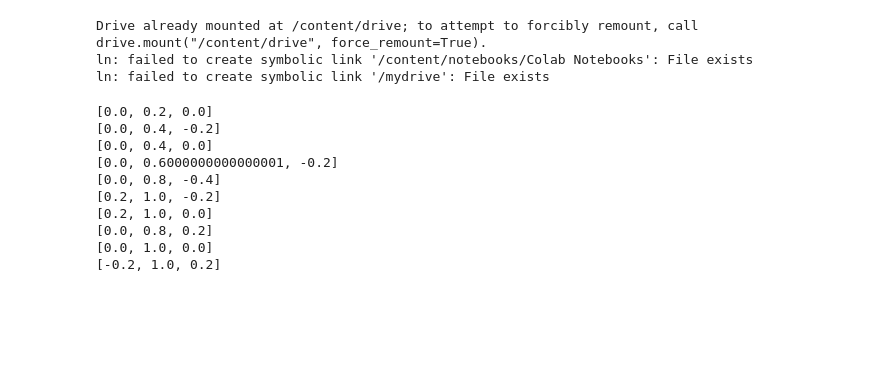
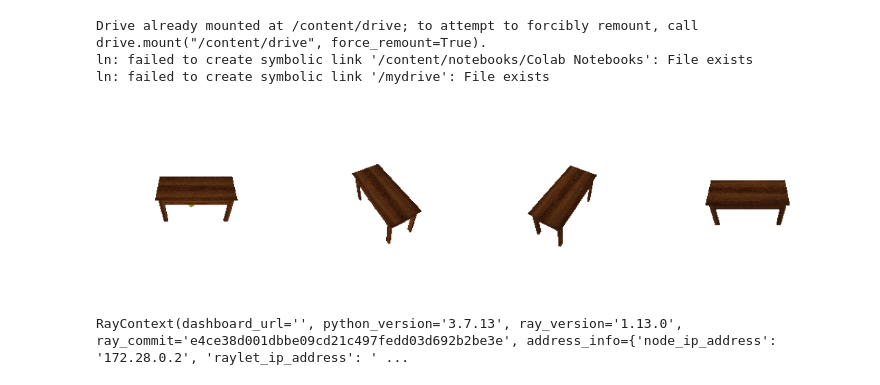
Before and after one commit to rosshalpin/clip-guided-scene-arrangement, a Jupyter notebook: Rllib_MultiAgent.ipynb, the cells around one changed output. Cells and saved outputs as stored; diff of their text form; code cells hidden in the pictures; blank space fills up the shorter version.

```diff
--- a/Rllib_MultiAgent.ipynb
+++ b/Rllib_MultiAgent.ipynb
@@ -85,6 +79,13 @@ import copy
 from pytorch3d.renderer import (
   HardPhongShader
 )
+
+# Setup
+if torch.cuda.is_available():
+    device = torch.device("cuda:0")
+    torch.cuda.set_device(device)
+else:
+    device = torch.device("cpu")
 
 class SceneObject():
     def __init__(self, mesh, scale=1):
@@ -157,9 +158,9 @@ class Scene():
     return MeshRenderer(
         rasterizer=MeshRasterizer(
             raster_settings=RasterizationSettings(
-              image_size=128,
+              image_size=256,
               faces_per_pixel=1,
-              bin_size=None
+              bin_size=-1
             )
         ),
         shader=HardPhongShader(
@@ -245,17 +359,0 @@ observation= env.reset()
-# %%
-for _ in range(10):
-  observation, reward, done, info = env.step(env.action_space.sample())
-  print(observation)
-  if done:
-      observation = env.reset()
-# %% [output]
-[0.0, 0.2, 0.0]
-[0.0, 0.4, -0.2]
-[0.0, 0.4, 0.0]
-[0.0, 0.6000000000000001, -0.2]
-[0.0, 0.8, -0.4]
-[0.2, 1.0, -0.2]
-[0.2, 1.0, 0.0]
-[0.0, 0.8, 0.2]
-[0.0, 1.0, 0.0]
-[-0.2, 1.0, 0.2]
@@ -404,5 +360,16 @@ multi_env = RoundRobinMultiAgent()
+# %%
+basic_multi_agent = BasicMultiAgent(20)
 # %%
-obs = multi_env.reset()
+obs = basic_multi_agent.reset()
 
-for i in range(10):
-  obs, rew, done, info = multi_env.step({i: multi_env.action_space.sample() for i in range(len(multi_env.input_objs))})
+# for i in range(basic_multi_agent.limit):
+for i in range(30):
+  obs, rew, done, info = basic_multi_agent.step({i: basic_multi_agent.action_space.sample() for i in range(len(basic_multi_agent.input_objs))})
+  print(rew)
+  if all(done):
+    break
+# %%
+images, scene = get_scene(basic_multi_agent.input_objs, basic_multi_agent.best_obs)
+image_grid(images, rows=1, cols=4, rgb=True)
+# %% [output]
+[figure, added]
@@ -408,0 +378,7 @@ for i in range(10):
+# %%
+import ray
+
+ray.shutdown()
+ray.init(ignore_reinit_error=True)
+# %% [output]
+RayContext(dashboard_url='', python_version='3.7.13', ray_version='1.13.0', ray_commit='e4ce38d001dbbe09cd21c497fedd03d692b2be3e', address_info={'node_ip_address': '172.28.0.2', 'raylet_ip_address': ' ...
```
Also changed, not shown: parts of 34 cells of this notebook.
